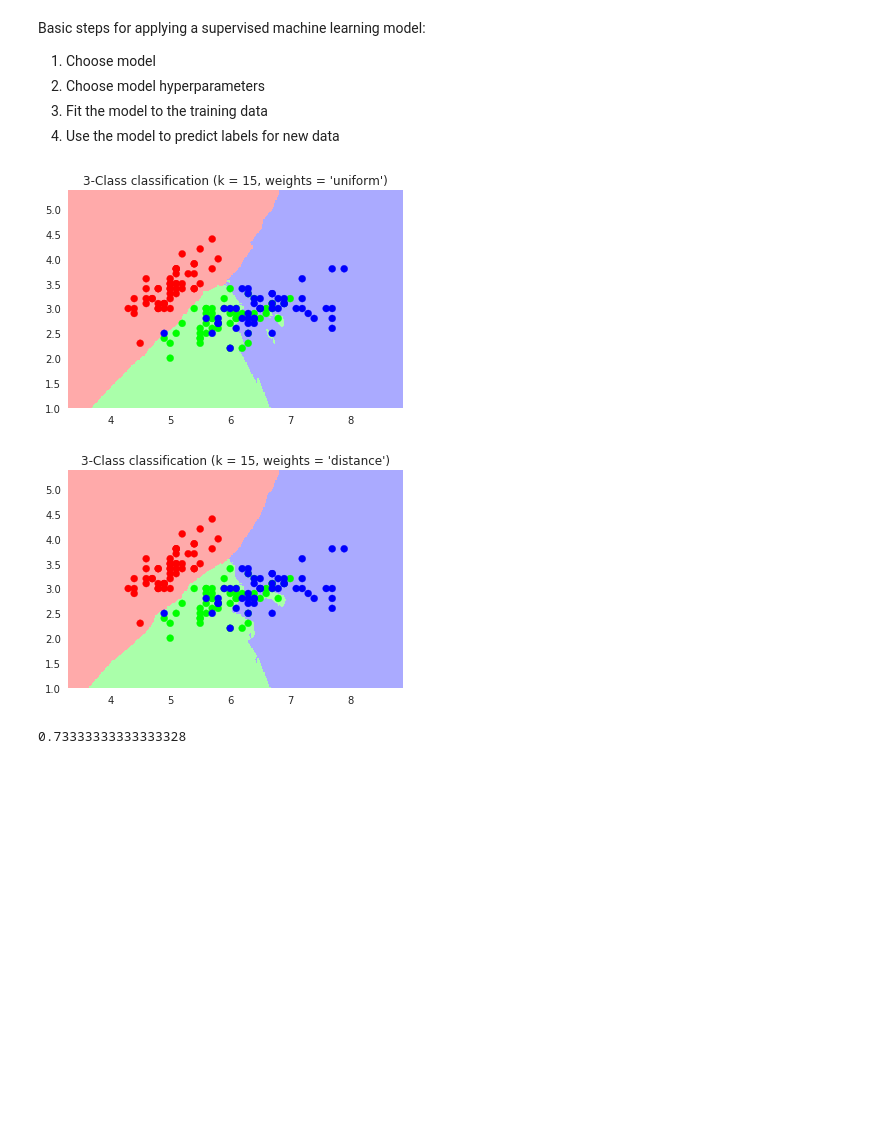
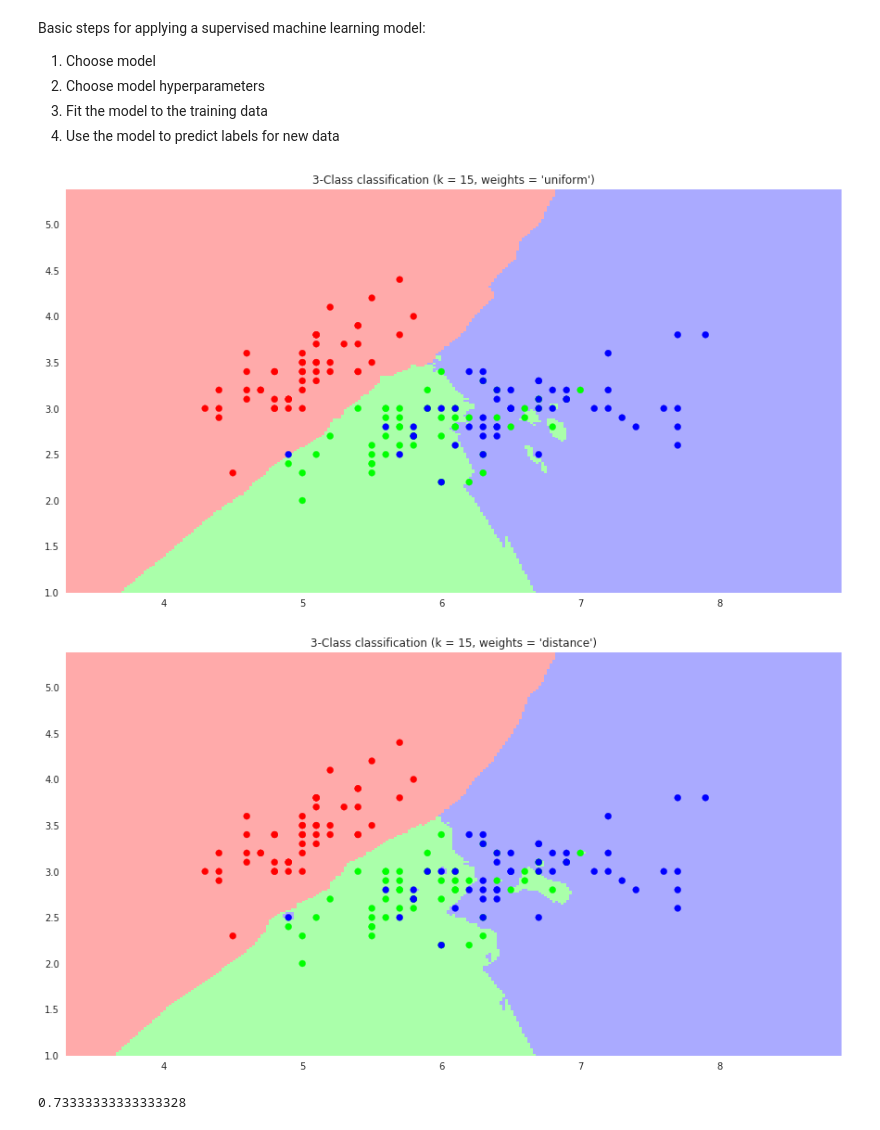
Before and after one commit to karenyyy/data_science, a Jupyter notebook: py_datasci/notebooks/05.03-Hyperparameters-and-Model-Validation.ipynb, the cells around one changed output. Drawn from its saved outputs; the diff is of its cells as text; code cells hidden in the pictures; blank space fills up the shorter version.

```diff
--- a/py_datasci/notebooks/05.03-Hyperparameters-and-Model-Validation.ipynb
+++ b/py_datasci/notebooks/05.03-Hyperparameters-and-Model-Validation.ipynb
@@ -15,36 +15,36 @@ y = iris.target
 # %%
 from matplotlib.colors import ListedColormap
 h = .02  # step size in the mesh
 n=15
 
 cmap_light = ListedColormap(['#FFAAAA', '#AAFFAA', '#AAAAFF'])
 
 cmap_bold = ListedColormap(['#FF0000', '#00FF00', '#0000FF'])
 
 for weights in ['uniform', 'distance']:
     clf = KNeighborsClassifier(n_neighbors=n, weights=weights)
     clf.fit(X, y)
 
     x_min, x_max = X[:, 0].min() - 1, X[:, 0].max() + 1
     y_min, y_max = X[:, 1].min() - 1, X[:, 1].max() + 1
     xx, yy = np.meshgrid(np.arange(x_min, x_max, h),
                          np.arange(y_min, y_max, h))
     Z = clf.predict(np.c_[xx.ravel(), yy.ravel()])
 
     Z = Z.reshape(xx.shape)
-    plt.figure()
+    plt.figure(figsize=(15,8))
     plt.pcolormesh(xx, yy, Z, cmap=cmap_light)
 
     plt.scatter(X[:, 0], X[:, 1], c=y, cmap=cmap_bold)
     plt.xlim(xx.min(), xx.max())
     plt.ylim(yy.min(), yy.max())
     plt.title("3-Class classification (k = %i, weights = '%s')"
               % (n, weights))
 
 plt.show()
 # %% [output]
-[figure, old version]
+[figure, new version]
-[figure, old version]
+[figure, new version]
 # %%
 from sklearn.cross_validation import train_test_split
 from sklearn.neighbors import KNeighborsClassifier
```
Also changed, not shown: parts of 8 cells of this notebook, 16 other files.
